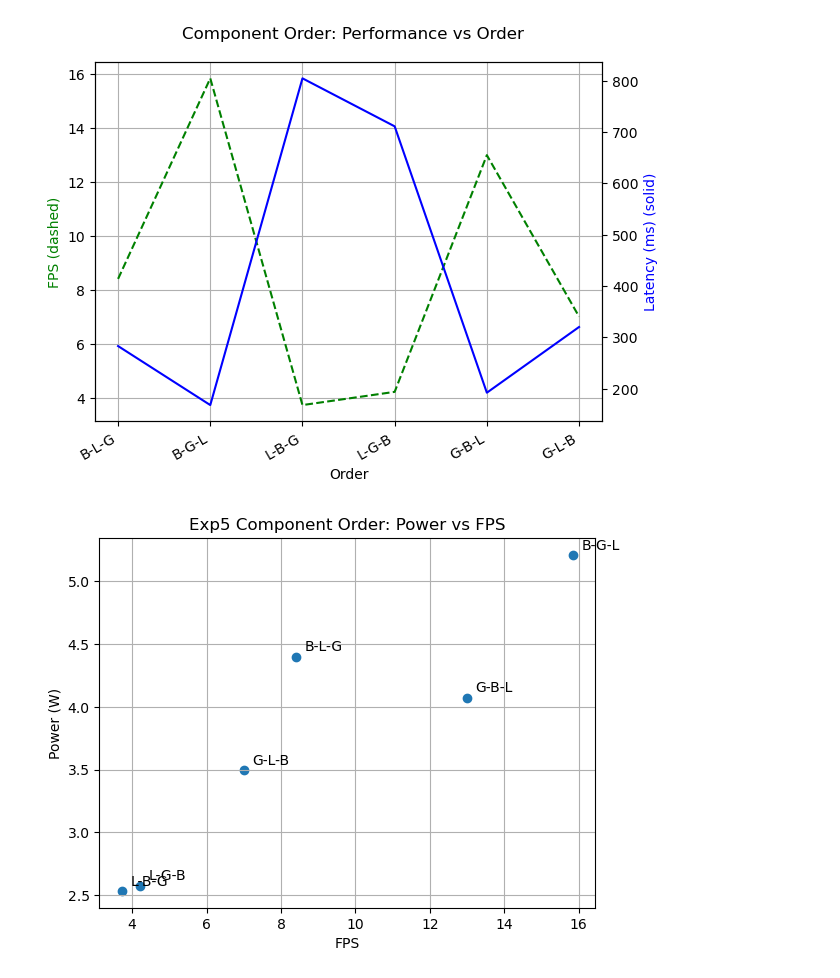
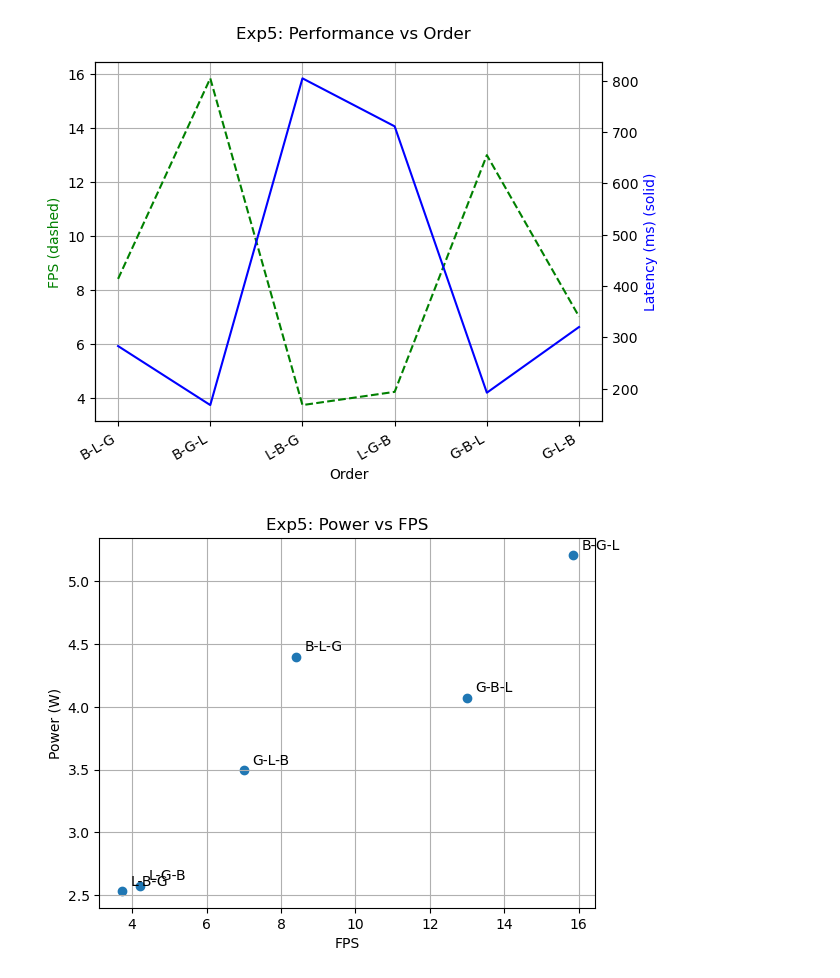
Before and after one commit to ar000001/power-optimization-governor, a Jupyter notebook: experiment_scripts/plot_nb_2.ipynb, the cells around one changed output. Drawn from its saved outputs; the diff is of its cells as text; code cells hidden in the pictures.

```diff
--- a/experiment_scripts/plot_nb_2.ipynb
+++ b/experiment_scripts/plot_nb_2.ipynb
@@ -365,7 +487,7 @@ x = np.arange(len(orders))
 
 # ---- Plot 5A: Order vs Power ----
 plt.plot(x, data5["watts"], "o-", color="b")
-plt.title("Component Order: Order vs Power")
+plt.title("Exp5: Power vs Order")
 plt.xlabel("Order")
 plt.ylabel("Power (W)")
 plt.xticks(x, orders, rotation=30, ha="right")
@@ -380,7 +502,7 @@ ax2 = ax1.twinx()
 ax1.plot(x, data5["fps"], "--", color="g")
 ax2.plot(x, data5["latency"], "-", color="b")
 
-fig.suptitle("Component Order: Performance vs Order")
+fig.suptitle("Exp5: Performance vs Order")
 ax1.set_xlabel("Order")
 ax1.set_ylabel("FPS (dashed)", color="g")
 ax2.set_ylabel("Latency (ms) (solid)", color="b")
@@ -398,7 +520,7 @@ plt.figure()
 plt.scatter(data5["fps"], data5["watts"])
 for _, r in data5.iterrows():
     plt.annotate(r["order"], (r["fps"], r["watts"]), textcoords="offset points", xytext=(6,4))
-plt.title("Exp5 Component Order: Power vs FPS")
+plt.title("Exp5: Power vs FPS")
 plt.xlabel("FPS")
 plt.ylabel("Power (W)")
 plt.grid(True)
@@ -409,7 +531,7 @@ plt.figure()
 plt.scatter(data5["latency"], data5["watts"])
 for _, r in data5.iterrows():
     plt.annotate(r["order"], (r["latency"], r["watts"]), textcoords="offset points", xytext=(6,4))
-plt.title("Exp5 Component Order: Power vs Latency")
+plt.title("Exp5: Power vs Latency")
 plt.xlabel("Latency (ms)")
 plt.ylabel("Power (W)")
 plt.grid(True)
@@ -419,2 +541,2 @@ plt.show()
-[figure, old version]
+[figure, new version]
-[figure, old version]
+[figure, new version]
```
Also changed, not shown: parts of 7 cells of this notebook.
